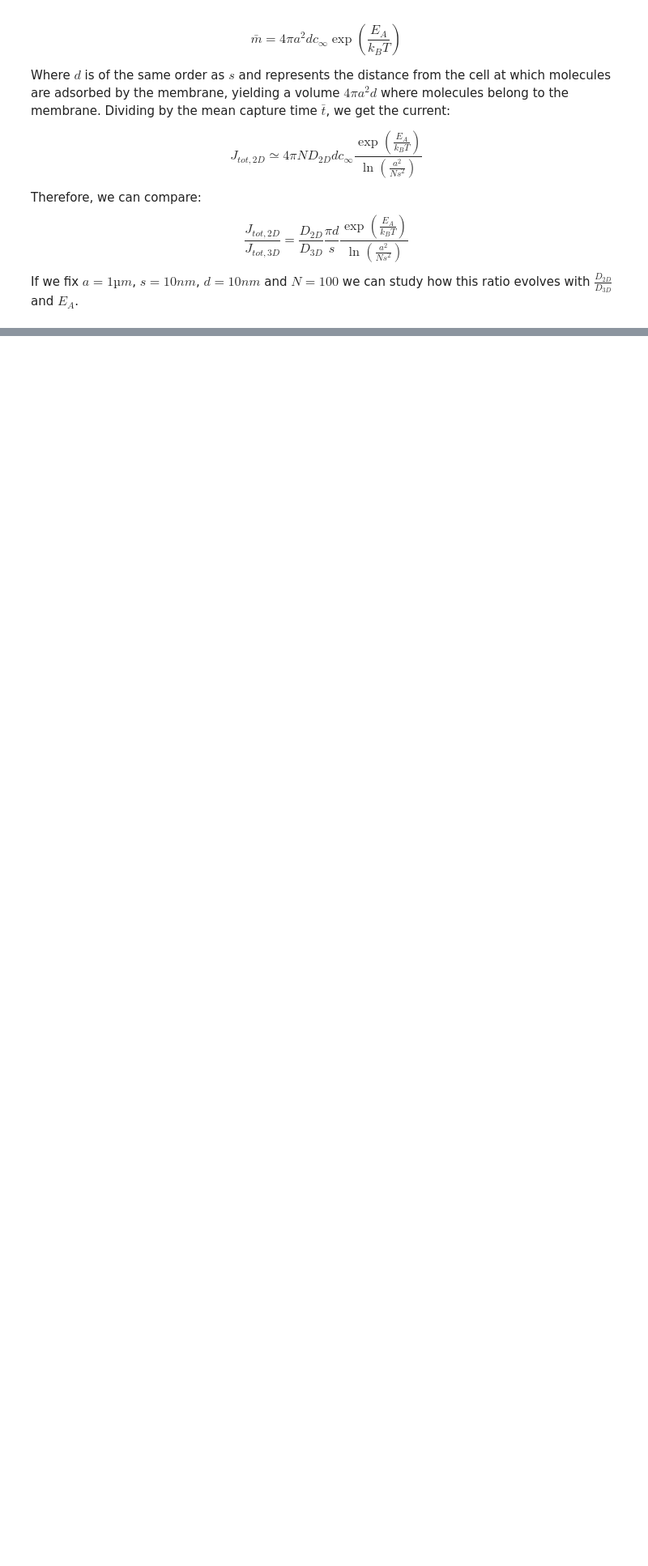
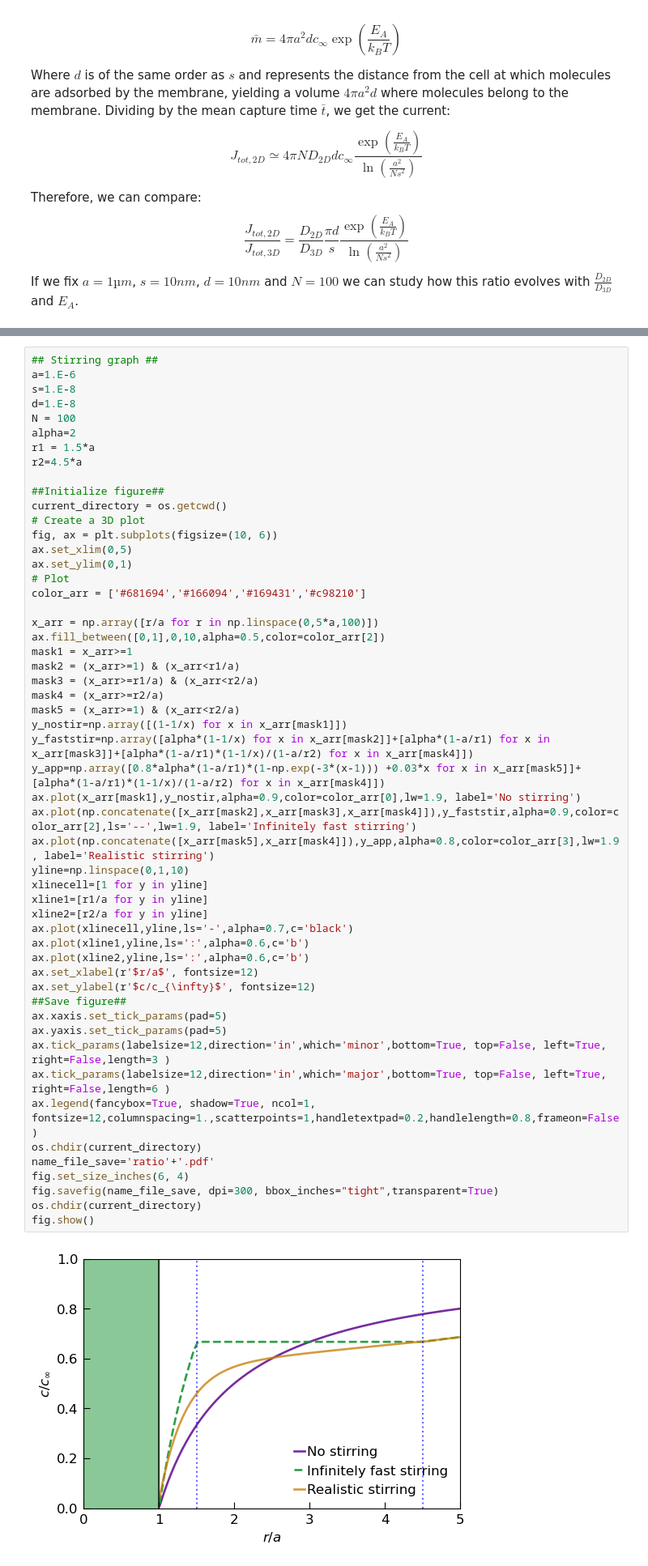
Before and after one commit to barnabeledoux/biophy, a Jupyter notebook: notebook/notebook_third.ipynb, the cells around one changed output, grey strips where cells are left out. Shown at 81% size. Saved outputs shown, nothing was run; the diff lists cells and outputs as text; blank space fills up the shorter version.

```diff
--- a/notebook/notebook_third.ipynb
+++ b/notebook/notebook_third.ipynb
@@ -842,0 +928,55 @@ The concentration field was plotted using a finite element method on FreeFem++,
+# %%
+## Stirring graph ##
+a=1.E-6
+s=1.E-8
+d=1.E-8
+N = 100
+alpha=2
+r1 = 1.5*a
+r2=4.5*a
+
+##Initialize figure##
+current_directory = os.getcwd()
+# Create a 3D plot
+fig, ax = plt.subplots(figsize=(10, 6))
+ax.set_xlim(0,5)
+ax.set_ylim(0,1)
+# Plot
+color_arr = ['#681694','#166094','#169431','#c98210']
+
+x_arr = np.array([r/a for r in np.linspace(0,5*a,100)])
+ax.fill_between([0,1],0,10,alpha=0.5,color=color_arr[2])
+mask1 = x_arr>=1
+mask2 = (x_arr>=1) & (x_arr<r1/a)
+mask3 = (x_arr>=r1/a) & (x_arr<r2/a)
+mask4 = (x_arr>=r2/a)
+mask5 = (x_arr>=1) & (x_arr<r2/a)
+y_nostir=np.array([(1-1/x) for x in x_arr[mask1]])
+y_faststir=np.array([alpha*(1-1/x) for x in x_arr[mask2]]+[alpha*(1-a/r1) for x in x_arr[mask3]]+[alpha*(1-a/r1)*(1-1/x)/(1-a/r2) for x in x_arr[mask4]])
+y_app=np.array([0.8*alpha*(1-a/r1)*(1-np.exp(-3*(x-1))) +0.03*x for x in x_arr[mask5]]+[alpha*(1-a/r1)*(1-1/x)/(1-a/r2) for x in x_arr[mask4]])
+ax.plot(x_arr[mask1],y_nostir,alpha=0.9,color=color_arr[0],lw=1.9, label='No stirring')
+ax.plot(np.concatenate([x_arr[mask2],x_arr[mask3],x_arr[mask4]]),y_faststir,alpha=0.9,color=color_arr[2],ls='--',lw=1.9, label='Infinitely fast stirring')
+ax.plot(np.concatenate([x_arr[mask5],x_arr[mask4]]),y_app,alpha=0.8,color=color_arr[3],lw=1.9, label='Realistic stirring')
+yline=np.linspace(0,1,10)
+xlinecell=[1 for y in yline]
+xline1=[r1/a for y in yline]
+xline2=[r2/a for y in yline]
+ax.plot(xlinecell,yline,ls='-',alpha=0.7,c='black')
+ax.plot(xline1,yline,ls=':',alpha=0.6,c='b')
+ax.plot(xline2,yline,ls=':',alpha=0.6,c='b')
+ax.set_xlabel(r'$r/a$', fontsize=12)
+ax.set_ylabel(r'$c/c_{\infty}$', fontsize=12)
+##Save figure##
+ax.xaxis.set_tick_params(pad=5)
+ax.yaxis.set_tick_params(pad=5)
+ax.tick_params(labelsize=12,direction='in',which='minor',bottom=True, top=False, left=True, right=False,length=3 )
+ax.tick_params(labelsize=12,direction='in',which='major',bottom=True, top=False, left=True, right=False,length=6 )
+ax.legend(fancybox=True, shadow=True, ncol=1, fontsize=12,columnspacing=1.,scatterpoints=1,handletextpad=0.2,handlelength=0.8,frameon=False)
+os.chdir(current_directory)
+name_file_save='ratio'+'.pdf'
+fig.set_size_inches(6, 4)
+fig.savefig(name_file_save, dpi=300, bbox_inches="tight",transparent=True)
+os.chdir(current_directory)
+fig.show()
+# %% [output]
+[figure, added]
```
Also changed, not shown: parts of 11 cells of this notebook.
